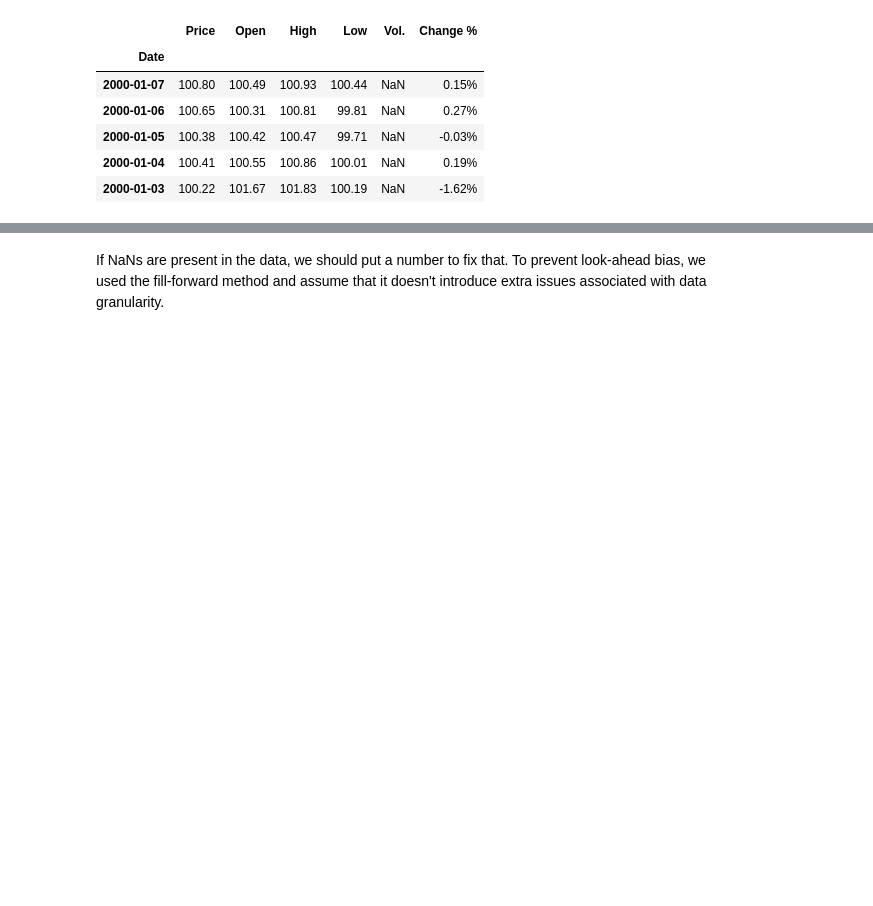
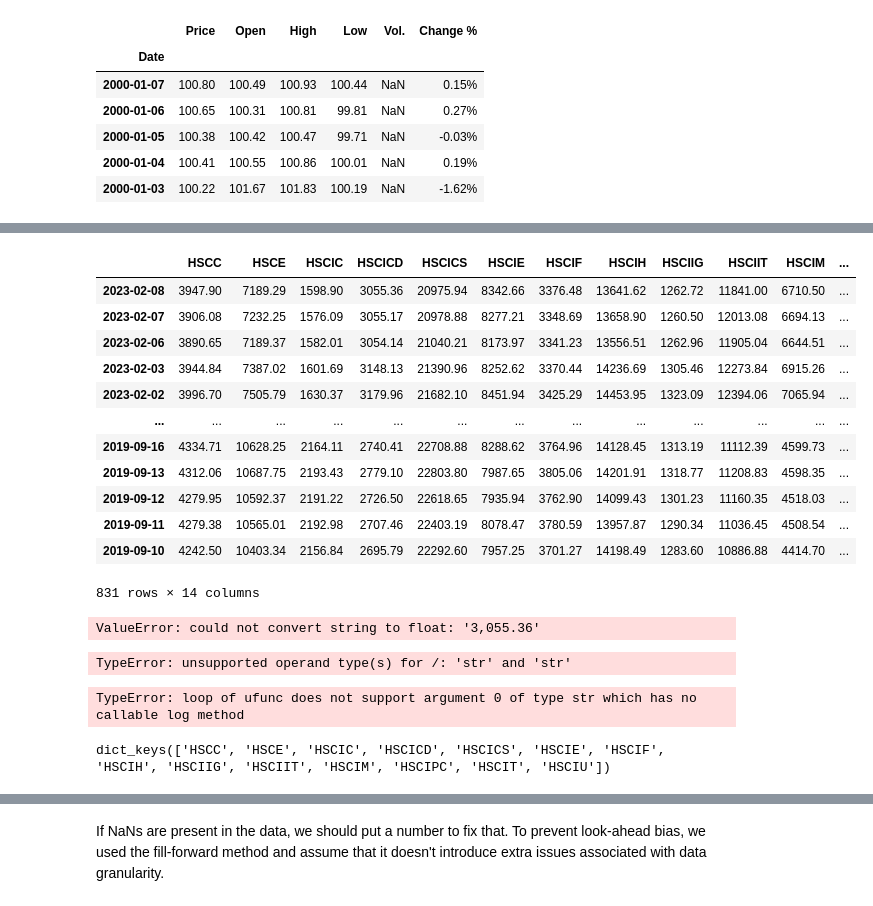
Before and after one commit to jjiaoyuwang/WQU-capstone, a Jupyter notebook: temporary-code.ipynb, the cells around one changed output, grey strips where cells are left out. Drawn from its saved outputs; the diff is of its cells as text; code cells hidden in the pictures; blank space fills up the shorter version.

```diff
--- a/temporary-code.ipynb
+++ b/temporary-code.ipynb
@@ -56,0 +108,36 @@ HSCIU = pd.read_csv('data/HS/HSCIU.csv', index_col=0, parse_dates=True, infer_da
+# %%
+# Try reading in df hopefully it solves the string problem
+HSI_df_test = pd.read_csv('HSI_df.csv', index_col=0, parse_dates=True, infer_datetime_format=True,thousands=',')
+# %%
+HSI_df_test.astype(float)
+# %% [output]
+|  | HSCC | HSCE | HSCIC | HSCICD | HSCICS | HSCIE | HSCIF | HSCIH | HSCIIG | HSCIIT | HSCIM | ... |
+| 2023-02-08 | 3947.90 | 7189.29 | 1598.90 | 3055.36 | 20975.94 | 8342.66 | 3376.48 | 13641.62 | 1262.72 | 11841.00 | 6710.50 | ... |
+| 2023-02-07 | 3906.08 | 7232.25 | 1576.09 | 3055.17 | 20978.88 | 8277.21 | 3348.69 | 13658.90 | 1260.50 | 12013.08 | 6694.13 | ... |
+| 2023-02-06 | 3890.65 | 7189.37 | 1582.01 | 3054.14 | 21040.21 | 8173.97 | 3341.23 | 13556.51 | 1262.96 | 11905.04 | 6644.51 | ... |
+| 2023-02-03 | 3944.84 | 7387.02 | 1601.69 | 3148.13 | 21390.96 | 8252.62 | 3370.44 | 14236.69 | 1305.46 | 12273.84 | 6915.26 | ... |
+| 2023-02-02 | 3996.70 | 7505.79 | 1630.37 | 3179.96 | 21682.10 | 8451.94 | 3425.29 | 14453.95 | 1323.09 | 12394.06 | 7065.94 | ... |
+| ... | ... | ... | ... | ... | ... | ... | ... | ... | ... | ... | ... | ... |
+| 2019-09-16 | 4334.71 | 10628.25 | 2164.11 | 2740.41 | 22708.88 | 8288.62 | 3764.96 | 14128.45 | 1313.19 | 11112.39 | 4599.73 | ... |
+| 2019-09-13 | 4312.06 | 10687.75 | 2193.43 | 2779.10 | 22803.80 | 7987.65 | 3805.06 | 14201.91 | 1318.77 | 11208.83 | 4598.35 | ... |
+| 2019-09-12 | 4279.95 | 10592.37 | 2191.22 | 2726.50 | 22618.65 | 7935.94 | 3762.90 | 14099.43 | 1301.23 | 11160.35 | 4518.03 | ... |
+| 2019-09-11 | 4279.38 | 10565.01 | 2192.98 | 2707.46 | 22403.19 | 8078.47 | 3780.59 | 13957.87 | 1290.34 | 11036.45 | 4508.54 | ... |
+| 2019-09-10 | 4242.50 | 10403.34 | 2156.84 | 2695.79 | 22292.60 | 7957.25 | 3701.27 | 14198.49 | 1283.60 | 10886.88 | 4414.70 | ... |
+831 rows × 14 columns
+# %%
+HSI_df_test = HSI_df.dropna()
+HSI_df_test = HSI_df_test.astype(float)
+# %% [output]
+ValueError: could not convert string to float: '3,055.36'
+# %%
+HSI_df.dropna().head().pct_change()
+# %% [output]
+TypeError: unsupported operand type(s) for /: 'str' and 'str'
+# %%
+HSI_returns_df =  np.log(HSI_df.dropna()) - np.log(HSI_df.dropna().shift(-1))
+# %% [output]
+TypeError: loop of ufunc does not support argument 0 of type str which has no callable log method
+# %%
+HSI_dict.keys()
+# %% [output]
+dict_keys(['HSCC', 'HSCE', 'HSCIC', 'HSCICD', 'HSCICS', 'HSCIE', 'HSCIF', 'HSCIH', 'HSCIIG', 'HSCIIT', 'HSCIM', 'HSCIPC', 'HSCIT', 'HSCIU'])
```
Also changed, not shown: parts of 13 cells of this notebook, 2 other files.
